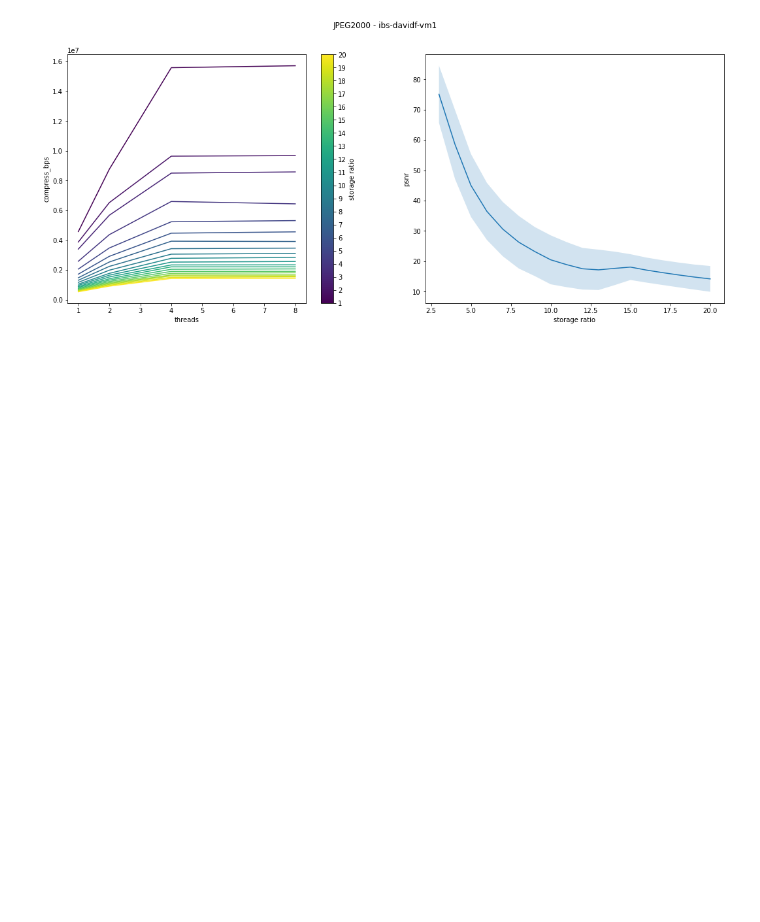
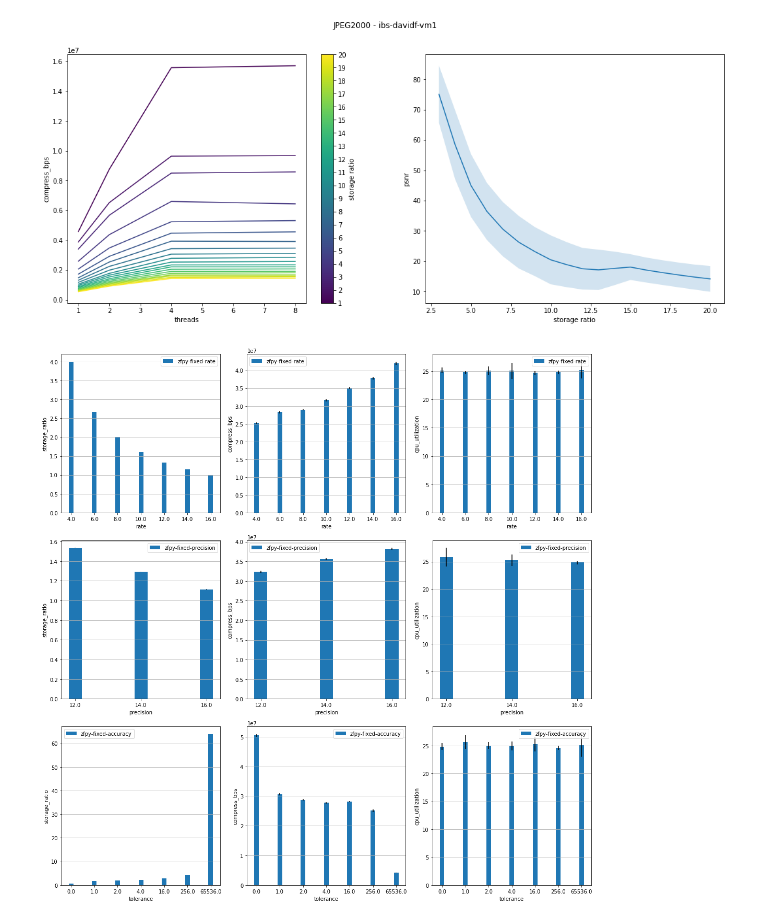
Before and after one commit to AllenNeuralDynamics/lightsheet-compression-tests, a Jupyter notebook: compression_plots.ipynb, the cells around one changed output. Cells and saved outputs as stored; diff of their text form; code cells hidden in the pictures; blank space fills up the shorter version.

Commit message:
add zfpy plot

```diff
--- a/compression_plots.ipynb
+++ b/compression_plots.ipynb
@@ -13,7 +13,8 @@ def read_df(input_file):
 def barplot(df, ax, x_key, y_key, secondary_y_key=None, bar_width=0.2, title=None, **kwargs):
     if secondary_y_key is not None:
         ax2 = ax.twinx()
-    for i, compressor in enumerate(df['compressor_name'].unique().tolist()):
+    step = 0
+    for compressor in df['compressor_name'].unique().tolist():
         filtered_df = df[df['compressor_name'] == compressor]
         default_title = []
         for key, val in kwargs.items():
@@ -24,10 +25,12 @@ def barplot(df, ax, x_key, y_key, secondary_y_key=None, bar_width=0.2, title=Non
         default_title = ", ".join(default_title)
         mean_df = filtered_df.groupby([x_key]).mean().sort_index()
         x = mean_df.index.to_numpy()
+        if x.size == 0:
+            continue
         y = mean_df[y_key].to_numpy()
         a = np.arange(len(x))
         yerr = filtered_df.groupby([x_key]).std().sort_index()[y_key].to_numpy()
-        ax.bar(a + (i * bar_width), y, bar_width, yerr=yerr, label=compressor)
+        ax.bar(a + (step * bar_width), y, bar_width, yerr=yerr, label=compressor)
         ax.set_xticks(a)
         ax.set_xticklabels(x)
         if secondary_y_key is not None:
@@ -35,6 +38,7 @@ def barplot(df, ax, x_key, y_key, secondary_y_key=None, bar_width=0.2, title=Non
             ax2.plot(a, t)
             ax2.set_xticks(a)
             ax2.set_ylabel(secondary_y_key)
+        step += 1
     ax.set_ylabel(y_key)
     ax.grid(axis='y')
     ax.set_xlabel(x_key)
@@ -44,7 +48,7 @@ def barplot(df, ax, x_key, y_key, secondary_y_key=None, bar_width=0.2, title=Non
         ax.set_title(title)
 
 
-def bargrid(df, x_keys, y_keys, secondary_y_key, defaults, rows, cols, figsize, bar_width=0.2):
+def bargrid(df, x_keys, y_keys, secondary_y_key, defaults, rows, cols, figsize, bar_width=0.2, legend=True):
     """grid of barplots. rows * cols should equal |x_keys| * |y_keys|"""
     keys = list(itertools.product(x_keys, y_keys))
     fig, axes = plt.subplots(rows, cols, figsize=figsize)
@@ -58,8 +62,10 @@ def bargrid(df, x_keys, y_keys, secondary_y_key, defaults, rows, cols, figsize,
             bar_width=bar_width,
             **defaults
         )
-    handles, labels = axes.ravel()[0].get_legend_handles_labels()
-    fig.legend(handles, labels, loc='upper right')
+    if legend:
+        handles, labels = axes.ravel()[0].get_legend_handles_labels()
+        fig.legend(handles, labels, loc='upper right')
+    return fig, axes
 # %%
 # This csv contains metrics for "blosc" and "other-lossless" codecs.
 # Input data was 10 random tiles from the exm-hemi-brain.zarr dataset.
@@ -430,3 +436,18 @@ plt.suptitle("JPEG2000 - ibs-davidf-vm1")
 # %% [output]
 Text(0.5, 0.98, 'JPEG2000 - ibs-davidf-vm1')
 [figure]
+# %%
+# zfp compression tests on 10 random tiles of exm-hemi-brain.zarr
+# Test machine: ibs-davidf-vm1
+# Compressed data written to isilon (/allen/scratch)
+
+zfp_df = read_df(r"Y:\home\cameron.arshadi\repos\lightsheet-compression-tests\compression_metrics_zfpy_exm-hemi-brain.zarr.csv")
+zfp_df.drop(['trunc', 'level', 'chunk_factor'], axis=1, inplace=True)
+x_keys = ['rate', 'precision', 'tolerance']
+y_keys = ['storage_ratio', 'compress_bps', 'cpu_utilization']
+_, axes = bargrid(zfp_df, x_keys, y_keys, None, defaults={}, rows=3, cols=3, figsize=(15,15), legend=False)
+for ax in axes.ravel():
+    ax.legend()
+plt.tight_layout()
+# %% [output]
+[figure, added]
```
